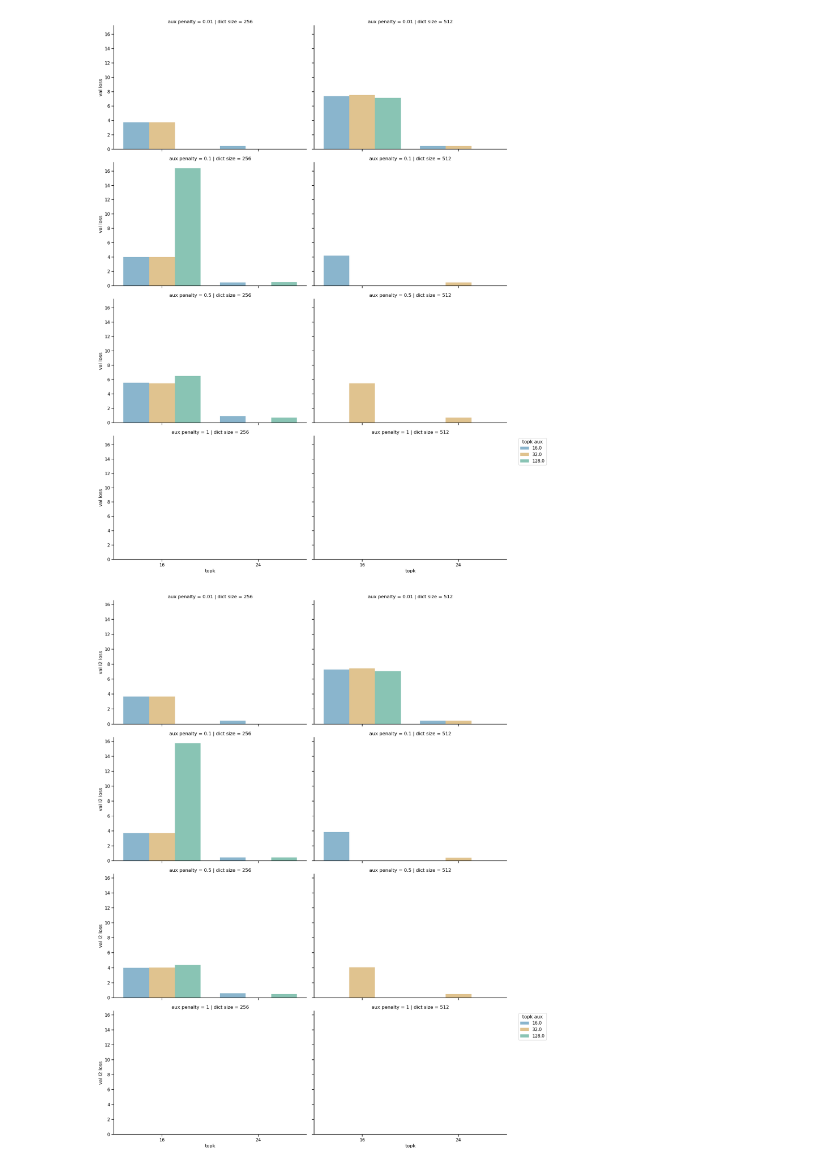
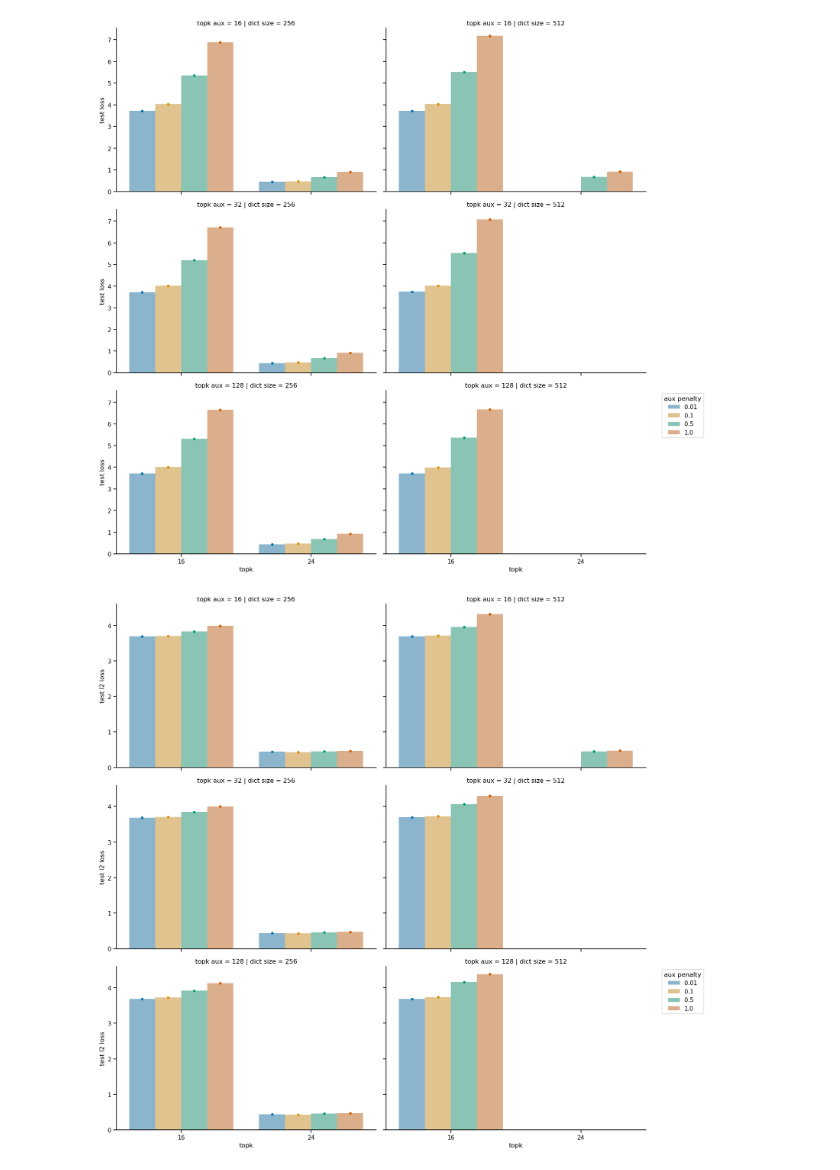
Before and after one commit to jackdesmarais/SAE_Hackathon, a Jupyter notebook: batch_topK_hyperParam_sweep/analysis/in_progress_analysis.ipynb, the cells around one changed output. Cells and saved outputs as stored; diff of their text form; code cells hidden in the pictures.

```diff
--- a/batch_topK_hyperParam_sweep/analysis/in_progress_analysis.ipynb
+++ b/batch_topK_hyperParam_sweep/analysis/in_progress_analysis.ipynb
@@ -76,7 +75,9 @@ display(metrics)
 # %%
 to_plot = metrics.reset_index()
-to_plot.columns = [col.replace('_', ' ') for col in to_plot.columns]
+to_plot.columns = [col.replace('_', ' ').strip() for col in to_plot.columns]
 to_plot['val live features'] = to_plot['dict size'] - to_plot['val num dead features']
 to_plot['train live features'] = to_plot['dict size'] - to_plot['train num dead features']
+to_plot['running epoch time (sec)'] = to_plot['runtime']/to_plot['epoch']
+to_plot['running epoch time (min)'] = to_plot['running epoch time (sec)']/60
 display(to_plot)
 # %% [output]
@@ -212,0 +226,12 @@ for col in test_cols:
+# %%
+import seaborn as sns
+import matplotlib.pyplot as plt
+import pandas as pd
+import numpy as np
+
+sns.set_context('notebook')
+sns.set_palette('colorblind')
+
+metrics = pd.read_csv('./v11_adaptive_chunk_size_dataset-test_results.csv',index_col=[0,1,2,3,4], header=0)
+metrics.columns.name = 'Metrics'
+display(metrics)
@@ -212,0 +257,5 @@ for col in test_cols:
+# %%
+test_plot = metrics.reset_index()
+test_plot.columns = [col.replace('_', ' ') for col in test_plot.columns]
+test_plot['test live features'] = test_plot['dict size'] - test_plot['test num dead features']
+display(test_plot)
@@ -213,34 +280,31 @@ for col in test_cols:
 # %%
-to_plot = bar.copy()
-to_plot['topk aux'] = 2 ** np.round(np.log2(to_plot['topk aux']))
+test_cols = ['test loss', 'test l2 loss', 'test l0 norm', 'test l1 norm', 'test aux loss','test live features','test num dead features']
 
-to_plot['aux penalty'] = to_plot['aux penalty'].astype(str)
-to_plot['topk aux'] = to_plot['topk aux'].astype(str)
-row_order = ['0.01', '0.1', '0.5', '1']
-hue_order = ['16', '32', '128']
-palette = ['C0','C1','C2']
+test_plot['aux penalty'] = test_plot['aux penalty'].astype(str)
+hue_order = ['0.01', '0.1', '0.5', '1.0']
+palette = ['C0','C1','C2','C3']
 for col in test_cols:
-    g = sns.catplot(data=to_plot, kind='bar',
+    g = sns.catplot(data=test_plot, kind='bar',
                     y=col, alpha=0.5,
-                    row='aux penalty',
+                    hue='aux penalty',
                     x='topk',
                     col='dict size',
-                    hue='topk aux',
-                    row_order=row_order,
+                    row='topk aux',
+                    hue_order=hue_order,
                     palette=palette,
                     aspect=1.5,
                     # col_wrap=3,
                     legend=True)
     g.legend.remove()
     g.map_dataframe(sns.swarmplot, y=col,
-                    hue='topk aux',
+                    hue='aux penalty',
                     x='topk',
                     hue_order=hue_order,
                     palette=palette,
                     dodge=True,
                     legend=False)
 
-    plt.legend(title='topk aux', bbox_to_anchor=(1.05, 1), loc='upper left')
+    plt.legend(title='aux penalty', bbox_to_anchor=(1.05, 1), loc='upper left')
 # %% [output]
-[figure, old version]
+[figure, new version]
-[figure, old version]
+[figure, new version]
```
Also changed, not shown: parts of 20 cells of this notebook.
